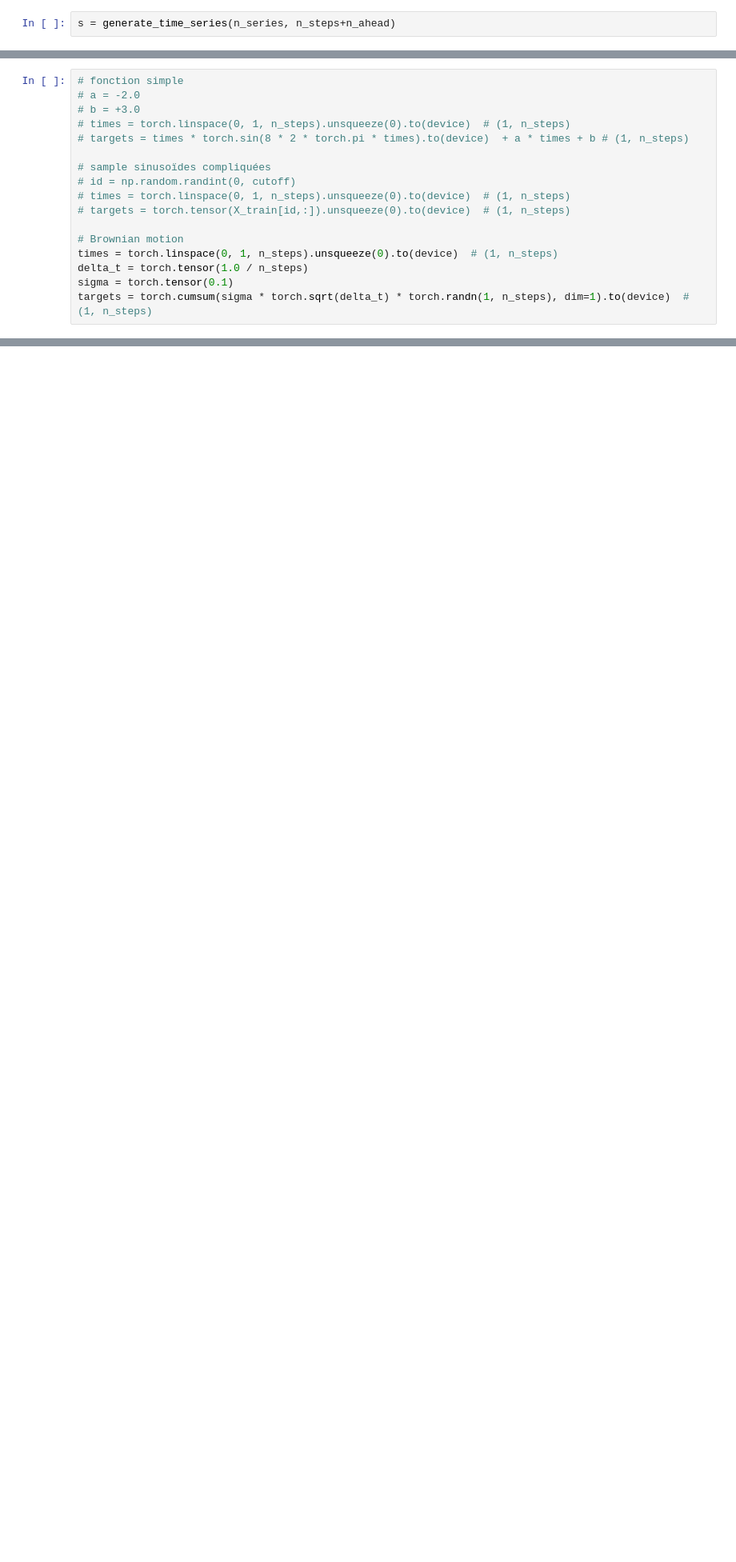
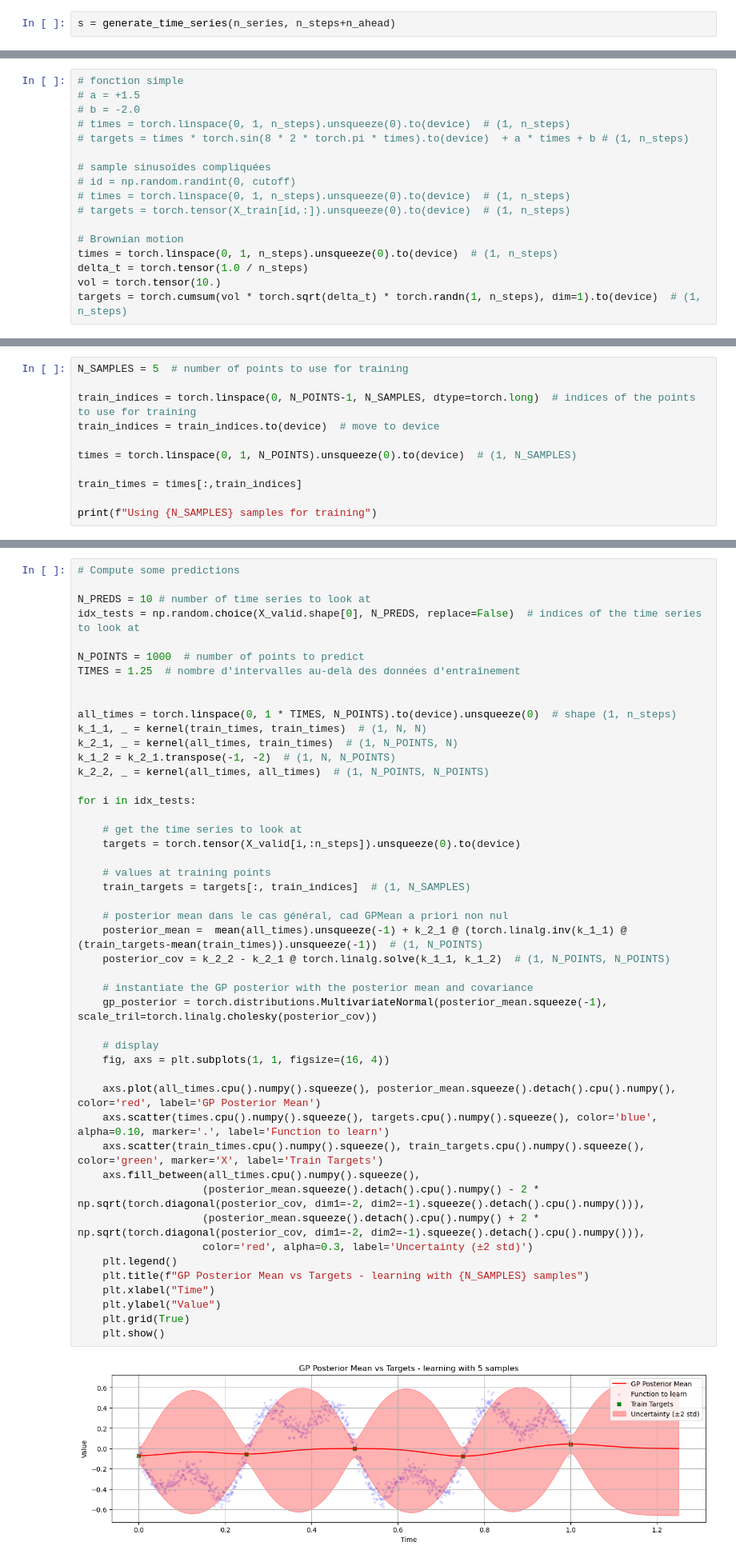
Before and after one commit to BenjaminDeporte/MVA_Stage, a Jupyter notebook: libs/TEST_train_GP_maison.ipynb, the cells around one changed output, grey strips where cells are left out. Shown at 80% size. Saved outputs shown, nothing was run; the diff lists cells and outputs as text; blank space fills up the shorter version.

```diff
--- a/libs/TEST_train_GP_maison.ipynb
+++ b/libs/TEST_train_GP_maison.ipynb
@@ -158,7 +144,7 @@ tensor(1., requires_grad=True)
 # %%
 # fonction simple
-# a = -2.0
-# b = +3.0
+# a = +1.5
+# b = -2.0
 # times = torch.linspace(0, 1, n_steps).unsqueeze(0).to(device)  # (1, n_steps)
 # targets = times * torch.sin(8 * 2 * torch.pi * times).to(device)  + a * times + b # (1, n_steps)
 
@@ -170,8 +156,8 @@ tensor(1., requires_grad=True)
 # Brownian motion
 times = torch.linspace(0, 1, n_steps).unsqueeze(0).to(device)  # (1, n_steps)
 delta_t = torch.tensor(1.0 / n_steps)
-sigma = torch.tensor(0.1)
-targets = torch.cumsum(sigma * torch.sqrt(delta_t) * torch.randn(1, n_steps), dim=1).to(device)  # (1, n_steps)
+vol = torch.tensor(10.)
+targets = torch.cumsum(vol * torch.sqrt(delta_t) * torch.randn(1, n_steps), dim=1).to(device)  # (1, n_steps)
 # %%
 N_SAMPLES = np.random.randint(5, 30)  # random number of samples between 1 and 30
 idx = np.random.choice(N_POINTS, N_SAMPLES, replace=False)
@@ -351,0 +385,11 @@ plt.show()
+# %%
+N_SAMPLES = 5  # number of points to use for training
+
+train_indices = torch.linspace(0, N_POINTS-1, N_SAMPLES, dtype=torch.long)  # indices of the points to use for training
+train_indices = train_indices.to(device)  # move to device
+
+times = torch.linspace(0, 1, N_POINTS).unsqueeze(0).to(device)  # (1, N_SAMPLES)
+
+train_times = times[:,train_indices]
+
+print(f"Using {N_SAMPLES} samples for training")
@@ -351,0 +489,49 @@ plt.show()
+# %%
+# Compute some predictions
+
+N_PREDS = 10 # number of time series to look at
+idx_tests = np.random.choice(X_valid.shape[0], N_PREDS, replace=False)  # indices of the time series to look at
+
+N_POINTS = 1000  # number of points to predict
+TIMES = 1.25  # nombre d'intervalles au-delà des données d'entraînement
+
+
+all_times = torch.linspace(0, 1 * TIMES, N_POINTS).to(device).unsqueeze(0)  # shape (1, n_steps)
+k_1_1, _ = kernel(train_times, train_times)  # (1, N, N)
+k_2_1, _ = kernel(all_times, train_times)  # (1, N_POINTS, N)
+k_1_2 = k_2_1.transpose(-1, -2)  # (1, N, N_POINTS)
+k_2_2, _ = kernel(all_times, all_times)  # (1, N_POINTS, N_POINTS)
+
+for i in idx_tests:
+
+    # get the time series to look at
+    targets = torch.tensor(X_valid[i,:n_steps]).unsqueeze(0).to(device)
+
+    # values at training points
+    train_targets = targets[:, train_indices]  # (1, N_SAMPLES)
+
+    # posterior mean dans le cas général, cad GPMean a priori non nul
+    posterior_mean =  mean(all_times).unsqueeze(-1) + k_2_1 @ (torch.linalg.inv(k_1_1) @ (train_targets-mean(train_times)).unsqueeze(-1))  # (1, N_POINTS)
+    posterior_cov = k_2_2 - k_2_1 @ torch.linalg.solve(k_1_1, k_1_2)  # (1, N_POINTS, N_POINTS)
+
+    # instantiate the GP posterior with the posterior mean and covariance
+    gp_posterior = torch.distributions.MultivariateNormal(posterior_mean.squeeze(-1), scale_tril=torch.linalg.cholesky(posterior_cov))
+
+    # display
+    fig, axs = plt.subplots(1, 1, figsize=(16, 4))
+
+    axs.plot(all_times.cpu().numpy().squeeze(), posterior_mean.squeeze().detach().cpu().numpy(), color='red', label='GP Posterior Mean')
+    axs.scatter(times.cpu().numpy().squeeze(), targets.cpu().numpy().squeeze(), color='blue', alpha=0.10, marker='.', label='Function to learn')
+    axs.scatter(train_times.cpu().numpy().squeeze(), train_targets.cpu().numpy().squeeze(), color='green', marker='X', label='Train Targets')
+    axs.fill_between(all_times.cpu().numpy().squeeze(),
+                    (posterior_mean.squeeze().detach().cpu().numpy() - 2 * np.sqrt(torch.diagonal(posterior_cov, dim1=-2, dim2=-1).squeeze().detach().cpu().numpy())),
+                    (posterior_mean.squeeze().detach().cpu().numpy() + 2 * np.sqrt(torch.diagonal(posterior_cov, dim1=-2, dim2=-1).squeeze().detach().cpu().numpy())),
+                    color='red', alpha=0.3, label='Uncertainty (±2 std)')
+    plt.legend()
+    plt.title(f"GP Posterior Mean vs Targets - learning with {N_SAMPLES} samples")
+    plt.xlabel("Time")
+    plt.ylabel("Value")
+    plt.grid(True)
+    plt.show()
+# %% [output]
+[figure, added]
```
Also changed, not shown: parts of 22 cells of this notebook.
